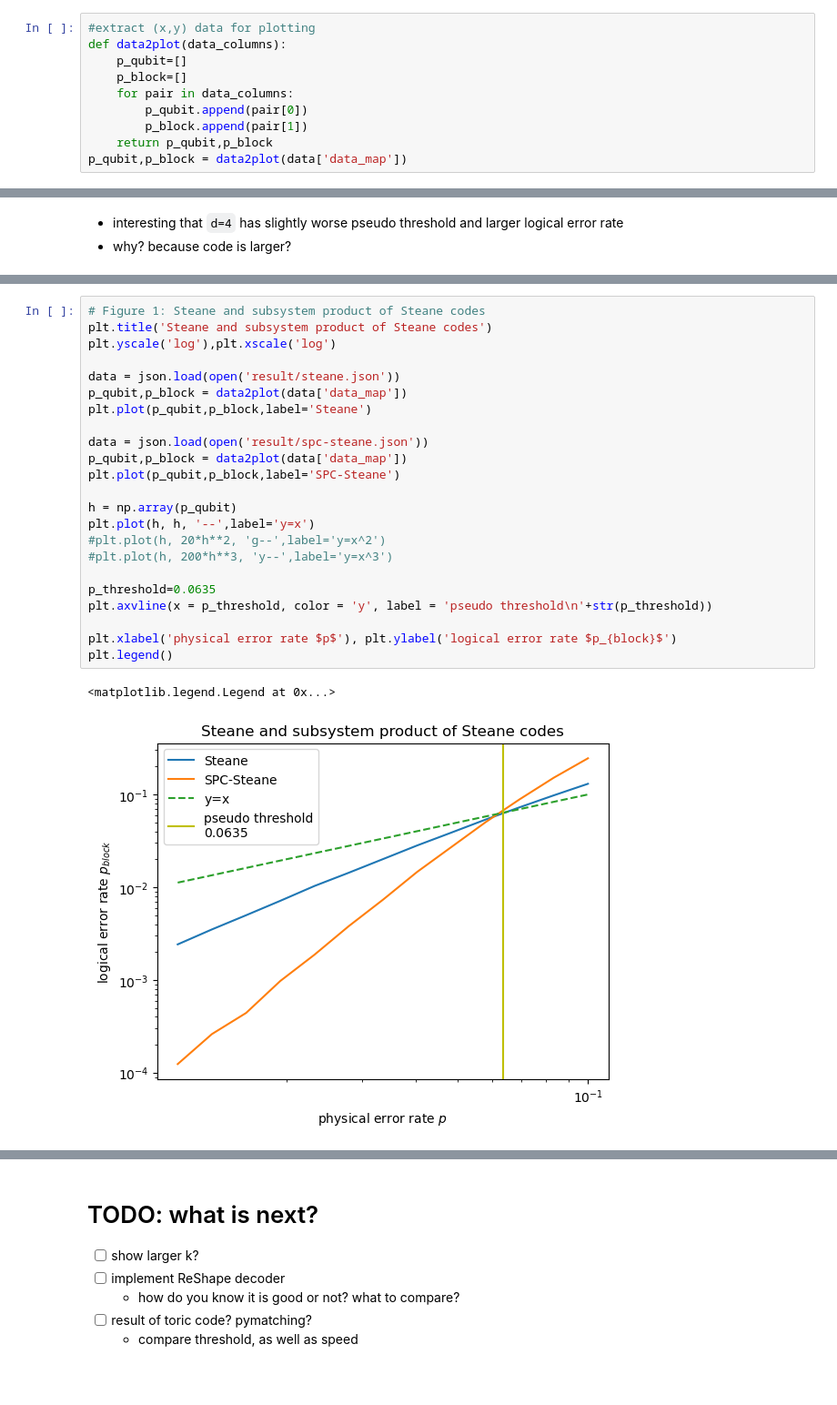
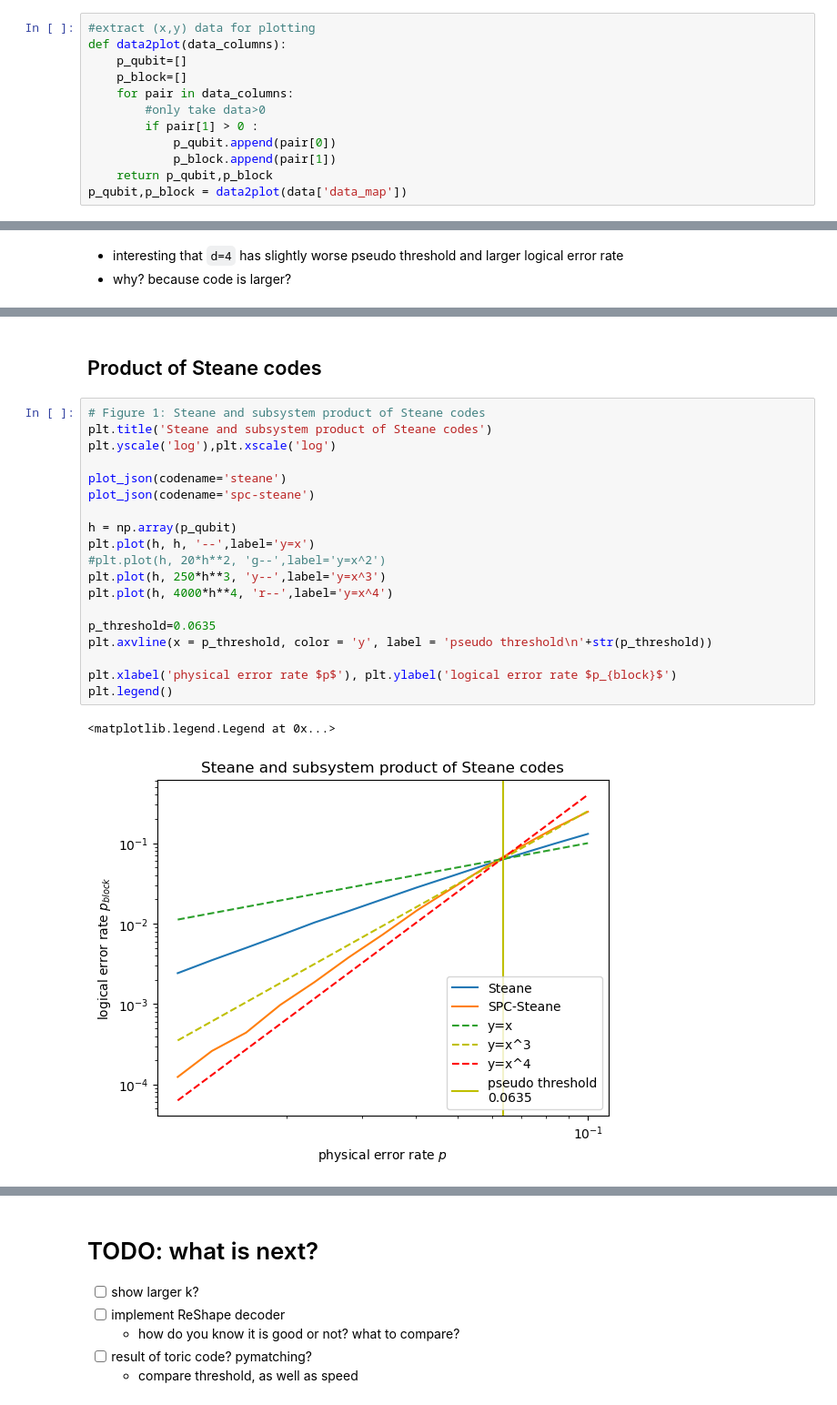
Before and after one commit to WeileiZeng/CSS-code-zoo, a Jupyter notebook: plot.ipynb, the cells around one changed output, grey strips where cells are left out. Shown at 91% size. Drawn from its saved outputs; the diff is of its cells as text; blank space fills up the shorter version.

Commit message:
update mroe plots

```diff
--- a/plot.ipynb
+++ b/plot.ipynb
@@ -60,8 +60,10 @@ def data2plot(data_columns):
     p_qubit=[]
     p_block=[]
     for pair in data_columns:
-        p_qubit.append(pair[0])
-        p_block.append(pair[1])
+        #only take data>0
+        if pair[1] > 0 :
+            p_qubit.append(pair[0])
+            p_block.append(pair[1])
     return p_qubit,p_block
 p_qubit,p_block = data2plot(data['data_map'])
 # %%
@@ -193,26 +416,24 @@ plt.legend()
+# %% [markdown]
+## Product of Steane codes
 # %%
 # Figure 1: Steane and subsystem product of Steane codes
 plt.title('Steane and subsystem product of Steane codes')
 plt.yscale('log'),plt.xscale('log')
 
-data = json.load(open('result/steane.json'))
-p_qubit,p_block = data2plot(data['data_map'])
-plt.plot(p_qubit,p_block,label='Steane')
-
-data = json.load(open('result/spc-steane.json'))
-p_qubit,p_block = data2plot(data['data_map'])
-plt.plot(p_qubit,p_block,label='SPC-Steane')
+plot_json(codename='steane')
+plot_json(codename='spc-steane')
 
 h = np.array(p_qubit)
 plt.plot(h, h, '--',label='y=x')
 #plt.plot(h, 20*h**2, 'g--',label='y=x^2')
-#plt.plot(h, 200*h**3, 'y--',label='y=x^3')
+plt.plot(h, 250*h**3, 'y--',label='y=x^3')
+plt.plot(h, 4000*h**4, 'r--',label='y=x^4')
 
 p_threshold=0.0635
 plt.axvline(x = p_threshold, color = 'y', label = 'pseudo threshold\n'+str(p_threshold))
 
 plt.xlabel('physical error rate $p$'), plt.ylabel('logical error rate $p_{block}$')
 plt.legend()
 # %% [output]
 <matplotlib.legend.Legend at 0x...>
-[figure, old version]
+[figure, new version]
```
Also changed, not shown: parts of 44 cells of this notebook.
